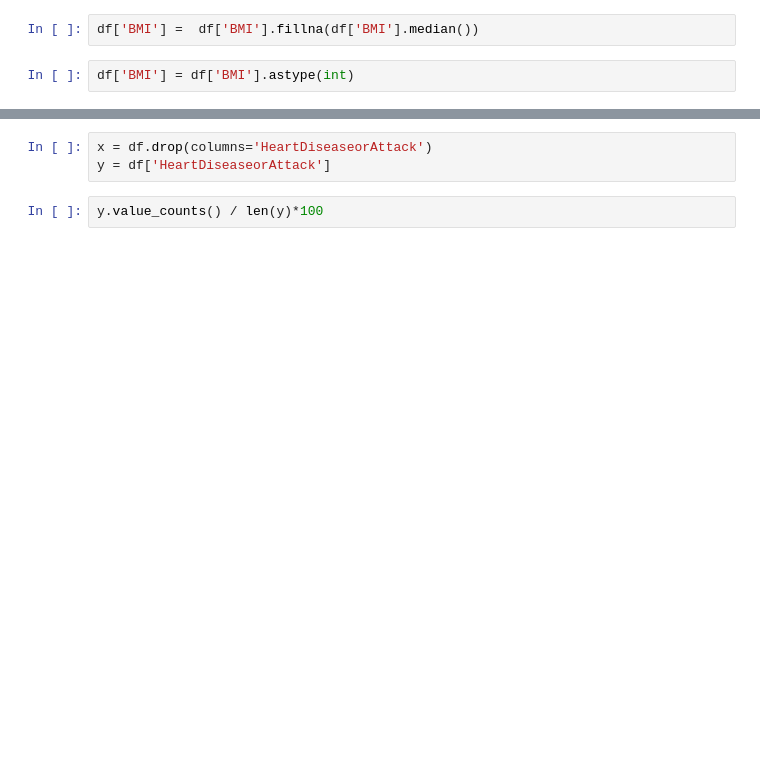
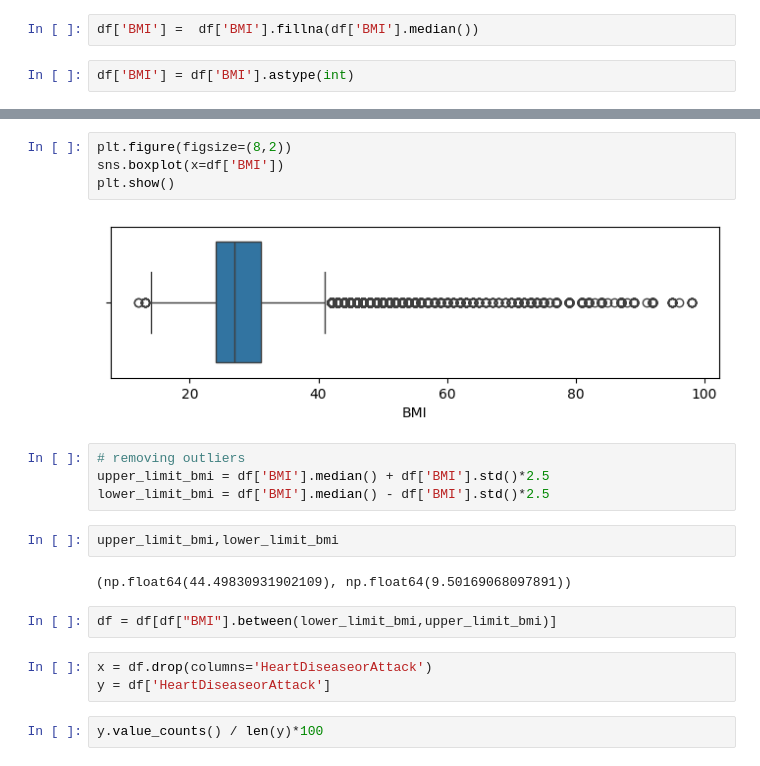
Before and after one commit to deveshpatwa/Machine_learning, a Jupyter notebook: Heart attack prediction/Project code.ipynb, the cells around one changed output, grey strips where cells are left out. Drawn from its saved outputs; the diff is of its cells as text; blank space fills up the shorter version.

```diff
--- a/Heart attack prediction/Project code.ipynb
+++ b/Heart attack prediction/Project code.ipynb
@@ -67,3 +96,19 @@ df.head()
+# %%
+plt.figure(figsize=(8,2))
+sns.boxplot(x=df['BMI'])
+plt.show()
+# %% [output]
+[figure, added]
+# %%
+# removing outliers
+upper_limit_bmi = df['BMI'].median() + df['BMI'].std()*2.5
+lower_limit_bmi = df['BMI'].median() - df['BMI'].std()*2.5
+# %%
+upper_limit_bmi,lower_limit_bmi
+# %% [output]
+(np.float64(44.49830931902109), np.float64(9.50169068097891))
+# %%
+df = df[df["BMI"].between(lower_limit_bmi,upper_limit_bmi)]
 # %%
 x = df.drop(columns='HeartDiseaseorAttack')
 y = df['HeartDiseaseorAttack']
```
Also changed, not shown: parts of 12 cells of this notebook, 1 other file.
